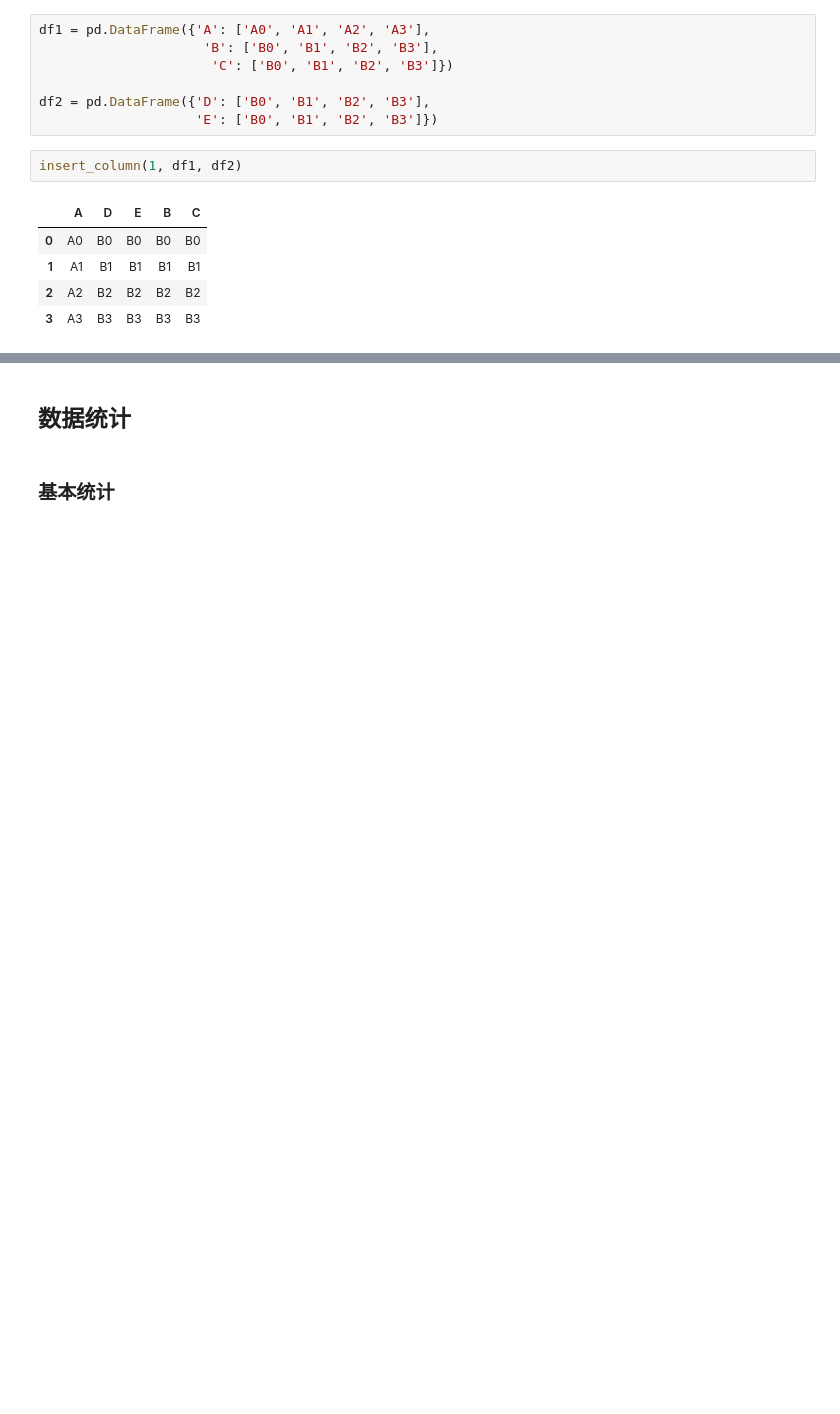
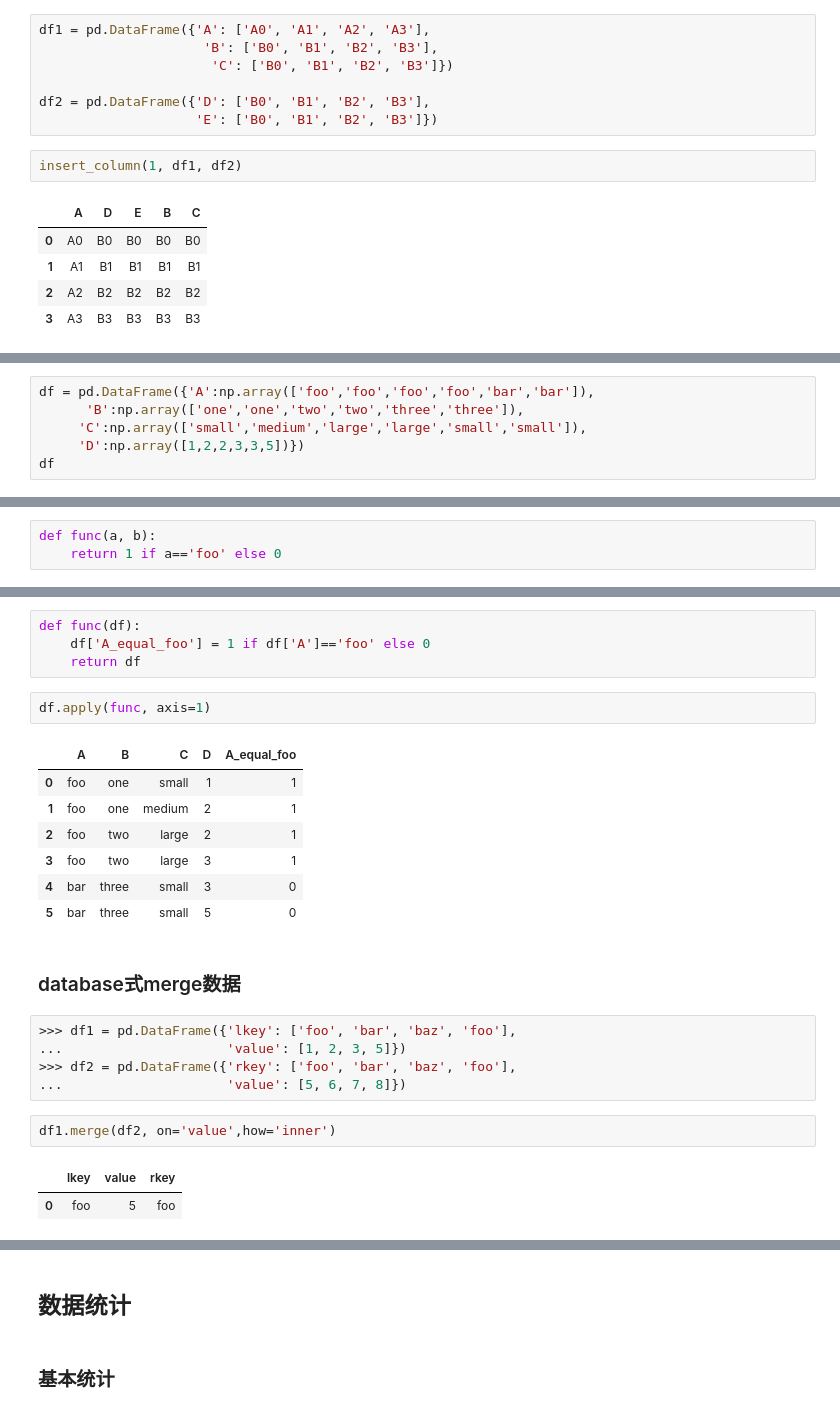
Before and after one commit to supersheepbear/notebooks, a Jupyter notebook: python/pandas基础命令速查表.ipynb, the cells around one changed output, grey strips where cells are left out. Drawn from its saved outputs; the diff is of its cells as text; blank space fills up the shorter version.

```diff
--- a/python/pandas基础命令速查表.ipynb
+++ b/python/pandas基础命令速查表.ipynb
@@ -969,0 +1087,6 @@ insert_column(1, df1, df2)
+# %%
+df = pd.DataFrame({'A':np.array(['foo','foo','foo','foo','bar','bar']),
+      'B':np.array(['one','one','two','two','three','three']),
+     'C':np.array(['small','medium','large','large','small','small']),
+     'D':np.array([1,2,2,3,3,5])})
+df
@@ -969,0 +1101,3 @@ insert_column(1, df1, df2)
+# %%
+def func(a, b):
+    return 1 if a=='foo' else 0
@@ -969,0 +1114,26 @@ insert_column(1, df1, df2)
+# %%
+def func(df):
+    df['A_equal_foo'] = 1 if df['A']=='foo' else 0
+    return df
+# %%
+df.apply(func, axis=1)
+# %% [output]
+|  | A | B | C | D | A_equal_foo |
+| 0 | foo | one | small | 1 | 1 |
+| 1 | foo | one | medium | 2 | 1 |
+| 2 | foo | two | large | 2 | 1 |
+| 3 | foo | two | large | 3 | 1 |
+| 4 | bar | three | small | 3 | 0 |
+| 5 | bar | three | small | 5 | 0 |
+# %% [markdown]
+### database式merge数据
+# %%
+>>> df1 = pd.DataFrame({'lkey': ['foo', 'bar', 'baz', 'foo'],
+...                     'value': [1, 2, 3, 5]})
+>>> df2 = pd.DataFrame({'rkey': ['foo', 'bar', 'baz', 'foo'],
+...                     'value': [5, 6, 7, 8]})
+# %%
+df1.merge(df2, on='value',how='inner')
+# %% [output]
+|  | lkey | value | rkey |
+| 0 | foo | 5 | foo |
```
Also changed, not shown: parts of 76 cells of this notebook, 12 other files.
